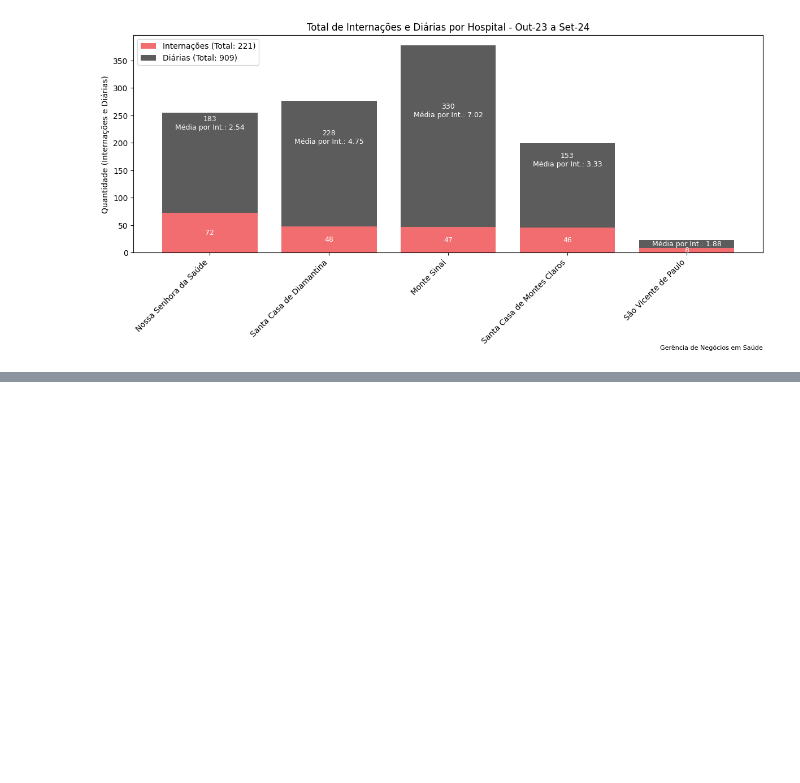
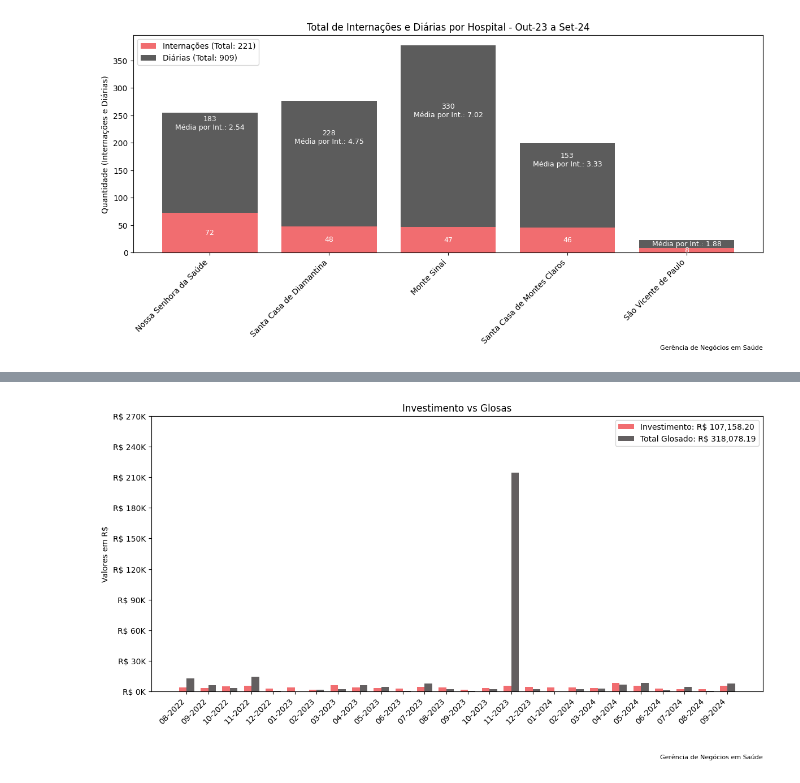
Before and after one commit to nwesleybhz/nwesley, a Jupyter notebook: go_hosp.ipynb, the cells around one changed output, grey strips where cells are left out. Drawn from its saved outputs; the diff is of its cells as text; code cells hidden in the pictures; blank space fills up the shorter version.

```diff
--- a/go_hosp.ipynb
+++ b/go_hosp.ipynb
@@ -1247,0 +1320,4 @@ NameError: name 'df' is not defined
+# %%
+#renomear a coluna 'mês_ano' para mes
+df_agrupado_total.rename(columns={'mes_ano_str': 'mês_ano'}, inplace=True)
+df_agrupado_total.head()
@@ -1247,0 +1331,4 @@ NameError: name 'df' is not defined
+# %%
+#agrupar o dataframe df_glosa por 'mês_ano', somando a coluna 'Total Glosado''
+df_glosa_agrupado = df_glosa.groupby('mês_ano')['Total Glosado'].sum().reset_index()
+df_glosa_agrupado.head()
@@ -1247,0 +1342,5 @@ NameError: name 'df' is not defined
+# %%
+#converter a coluna 'mês_ano' do df_glosa para datetime
+df_glosa_agrupado['mês_ano'] = pd.to_datetime(df_glosa_agrupado['mês_ano'], format='%d/%m/%Y %H:%M:%S', errors='coerce')
+# errors='coerce' is added to handle any invalid parsing by setting them to NaT (Not a Time)
+df_glosa_agrupado.info()
@@ -1247,0 +1357,4 @@ NameError: name 'df' is not defined
+# %%
+# adicionar a coluna "Total Glosado" do df_glosa_agrupado no df_agrupado_total usando o merge
+df_agrupado_total = pd.merge(df_agrupado_total, df_glosa_agrupado, on='mês_ano', how='left')
+df_agrupado_total
@@ -1247,0 +1391,71 @@ NameError: name 'df' is not defined
+# %%
+import matplotlib.pyplot as plt
+import pandas as pd
+import matplotlib.ticker as mtick
+
+# Certifique-se de que 'mês_ano' esteja no formato datetime
+df_agrupado_total['mês_ano'] = pd.to_datetime(df_agrupado_total['mês_ano'])
+
+# Ordenar o DataFrame por 'mês_ano'
+df_agrupado_total.sort_values(by=['mês_ano'], inplace=True)
+
+# Formatar 'mês_ano' para '%m-%Y' para ser usado no gráfico
+df_agrupado_total['mês_ano_str'] = df_agrupado_total['mês_ano'].dt.strftime('%m-%Y')
+
+# Cores ajustadas para as barras
+color_total_serv = '#F16D70'  # Cor #ED1C24 (15% mais claro)
+color_total_glosado = '#635F60'  # Cor #231F20 (25% mais claro)
+
+# Criar o gráfico de barras
+fig, ax = plt.subplots(figsize=(12, 6))
+
+# Definir a largura das barras
+bar_width = 0.35
+
+# Definir as posições das barras
+x_pos = range(len(df_agrupado_total['mês_ano_str']))
+
+# Plotar as barras para 'total_serv' com a nova cor
+ax.bar(x_pos, df_agrupado_total['total_serv'], width=bar_width, color=color_total_serv, label='Investimento')
+
+# Plotar as barras para 'Total Glosado' com a nova cor
+ax.bar([p + bar_width for p in x_pos], df_agrupado_total['Total Glosado'], width=bar_width, color=color_total_glosado, label='Total Glosado')
+
+# Definir rótulos do eixo X e rotacioná-los para melhor legibilidade
+ax.set_xticks([p + bar_width / 2 for p in x_pos])
+ax.set_xticklabels(df_agrupado_total['mês_ano_str'], rotation=45, ha='right')
+
+# Definir os rótulos e título
+ax.set_xlabel('')
+ax.set_ylabel('Valores em R$')
+ax.set_title('Investimento vs Glosas')
+
+# Ajustar a escala do eixo y para começar em 0 e escalar de 5.000 em 5.000
+ax.set_ylim(0, df_agrupado_total[['total_serv', 'Total Glosado']].max().max() + 30000)
+ax.yaxis.set_ticks(range(0, int(df_agrupado_total[['total_serv', 'Total Glosado']].max().max()) + 60000, 30000))
+
+# Formatar o eixo Y em milhares de reais (R$)
+ax.yaxis.set_major_formatter(mtick.FuncFormatter(lambda x, pos: f'R$ {x/1000:.0f}K'))
+
+# Calcular os totais para cada categoria
+total_serv_sum = df_agrupado_total['total_serv'].sum()
+total_glosado_sum = df_agrupado_total['Total Glosado'].sum()
+
+# Calcular o ROI (Total Glosado / Investimento)
+roi = total_glosado_sum / total_serv_sum if total_serv_sum != 0 else 0
+
+# Adicionar legenda com os totais e o ROI
+ax.legend([f'Investimento: R$ {total_serv_sum:,.2f}',
+           f'Total Glosado: R$ {total_glosado_sum:,.2f}',
+           f'ROI: {roi:.2f}'])
+
+# Exibir o gráfico
+plt.tight_layout()
+
+# Adiciona a notação "Gerência de Negócios em Saúde" no canto inferior direito
+plt.text(1, -0.25, "Gerência de Negócios em Saúde", transform=plt.gca().transAxes,
+         fontsize=8, horizontalalignment='right', verticalalignment='bottom')
+
+plt.show()
+# %% [output]
+[figure, added]
```
Also changed, not shown: parts of 14 cells of this notebook.
